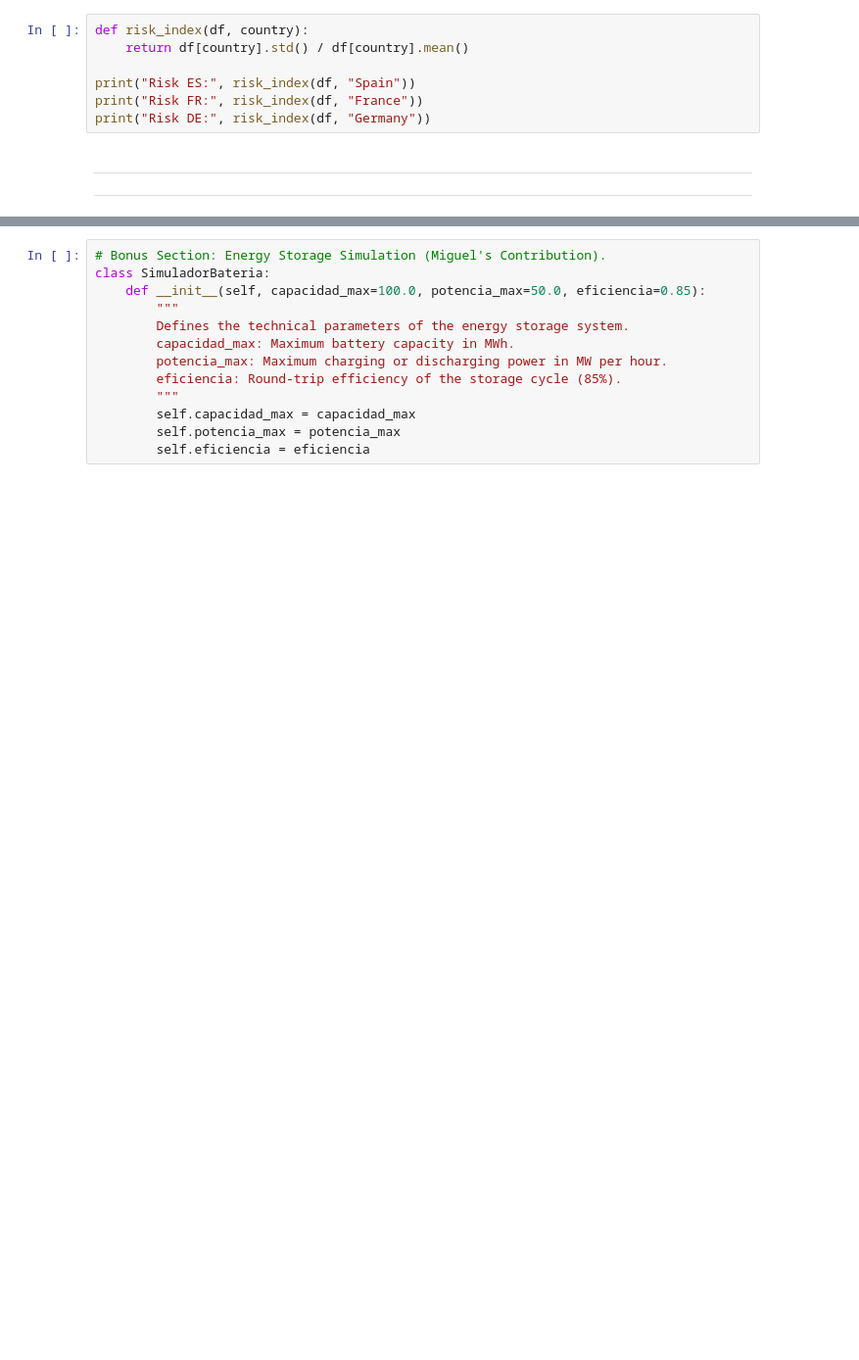
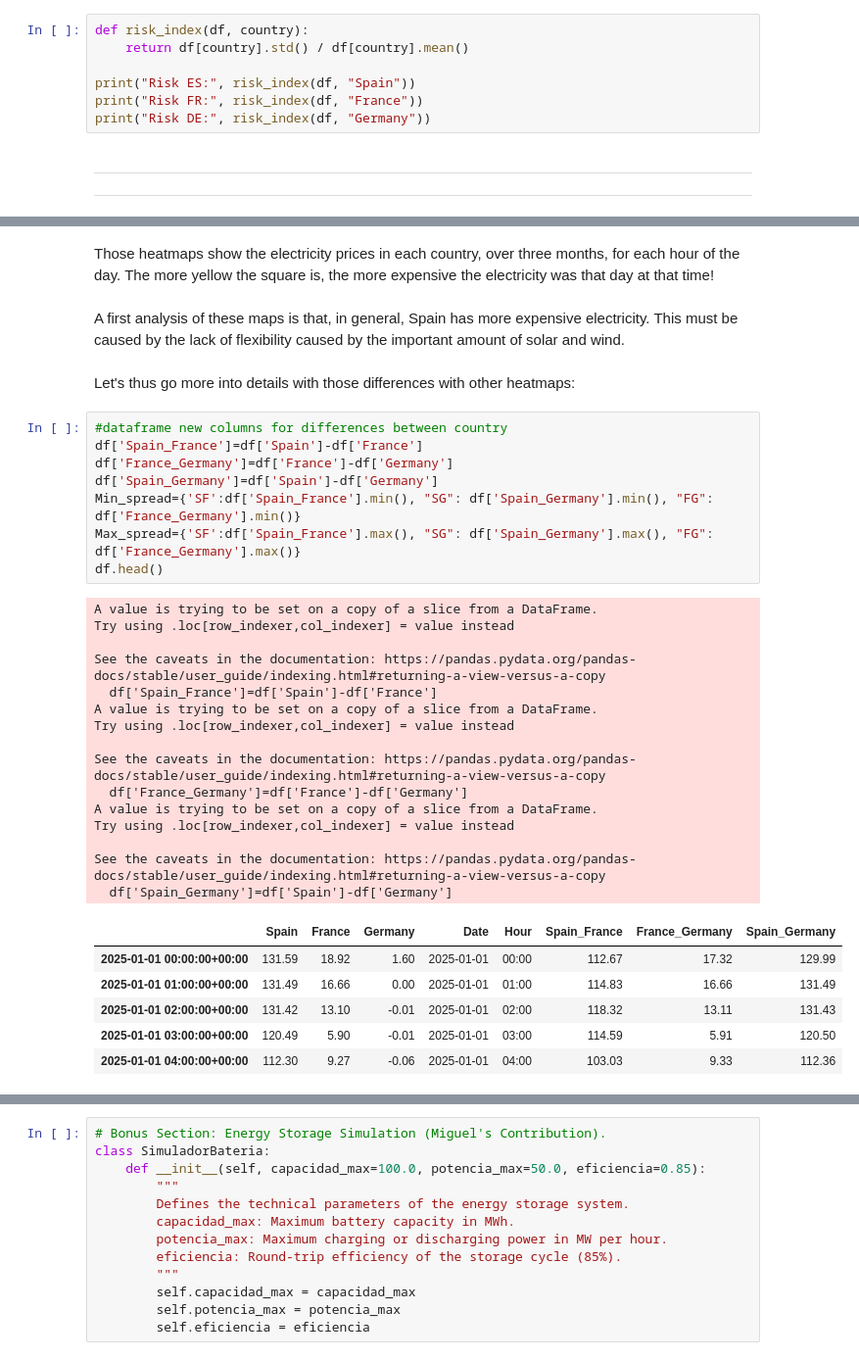
Before and after one commit to stellamirri/analisis_datos, a Jupyter notebook: Grupo1_2026/Group1Notebook.ipynb, the cells around one changed output, grey strips where cells are left out. Shown at 98% size. Cells and saved outputs as stored; diff of their text form; blank space fills up the shorter version.

```diff
--- a/Grupo1_2026/Group1Notebook.ipynb
+++ b/Grupo1_2026/Group1Notebook.ipynb
@@ -255,0 +343,36 @@ plot_comparative_volatility(df)
+# %% [markdown]
+Those heatmaps show the electricity prices in each country, over three months, for each hour of the day. The more yellow the square is, the more expensive the electricity was that day at that time!
+# %% [markdown]
+A first analysis of these maps is that, in general, Spain has more expensive electricity. This must be caused by the lack of flexibility caused by the important amount of solar and wind.
+# %% [markdown]
+Let's thus go more into details with those differences with other heatmaps:
+# %%
+#dataframe new columns for differences between country
+df['Spain_France']=df['Spain']-df['France']
+df['France_Germany']=df['France']-df['Germany']
+df['Spain_Germany']=df['Spain']-df['Germany']
+Min_spread={'SF':df['Spain_France'].min(), "SG": df['Spain_Germany'].min(), "FG": df['France_Germany'].min()}
+Max_spread={'SF':df['Spain_France'].max(), "SG": df['Spain_Germany'].max(), "FG": df['France_Germany'].max()}
+df.head()
+# %% [output]
+A value is trying to be set on a copy of a slice from a DataFrame.
+Try using .loc[row_indexer,col_indexer] = value instead
+
+See the caveats in the documentation: https://pandas.pydata.org/pandas-docs/stable/user_guide/indexing.html#returning-a-view-versus-a-copy
+  df['Spain_France']=df['Spain']-df['France']
+A value is trying to be set on a copy of a slice from a DataFrame.
+Try using .loc[row_indexer,col_indexer] = value instead
+
+See the caveats in the documentation: https://pandas.pydata.org/pandas-docs/stable/user_guide/indexing.html#returning-a-view-versus-a-copy
+  df['France_Germany']=df['France']-df['Germany']
+A value is trying to be set on a copy of a slice from a DataFrame.
+Try using .loc[row_indexer,col_indexer] = value instead
+
+See the caveats in the documentation: https://pandas.pydata.org/pandas-docs/stable/user_guide/indexing.html#returning-a-view-versus-a-copy
+  df['Spain_Germany']=df['Spain']-df['Germany']
+|  | Spain | France | Germany | Date | Hour | Spain_France | France_Germany | Spain_Germany |
+| 2025-01-01 00:00:00+00:00 | 131.59 | 18.92 | 1.60 | 2025-01-01 | 00:00 | 112.67 | 17.32 | 129.99 |
+| 2025-01-01 01:00:00+00:00 | 131.49 | 16.66 | 0.00 | 2025-01-01 | 01:00 | 114.83 | 16.66 | 131.49 |
+| 2025-01-01 02:00:00+00:00 | 131.42 | 13.10 | -0.01 | 2025-01-01 | 02:00 | 118.32 | 13.11 | 131.43 |
+| 2025-01-01 03:00:00+00:00 | 120.49 | 5.90 | -0.01 | 2025-01-01 | 03:00 | 114.59 | 5.91 | 120.50 |
+| 2025-01-01 04:00:00+00:00 | 112.30 | 9.27 | -0.06 | 2025-01-01 | 04:00 | 103.03 | 9.33 | 112.36 |
```
Also changed, not shown: parts of 16 cells of this notebook.
